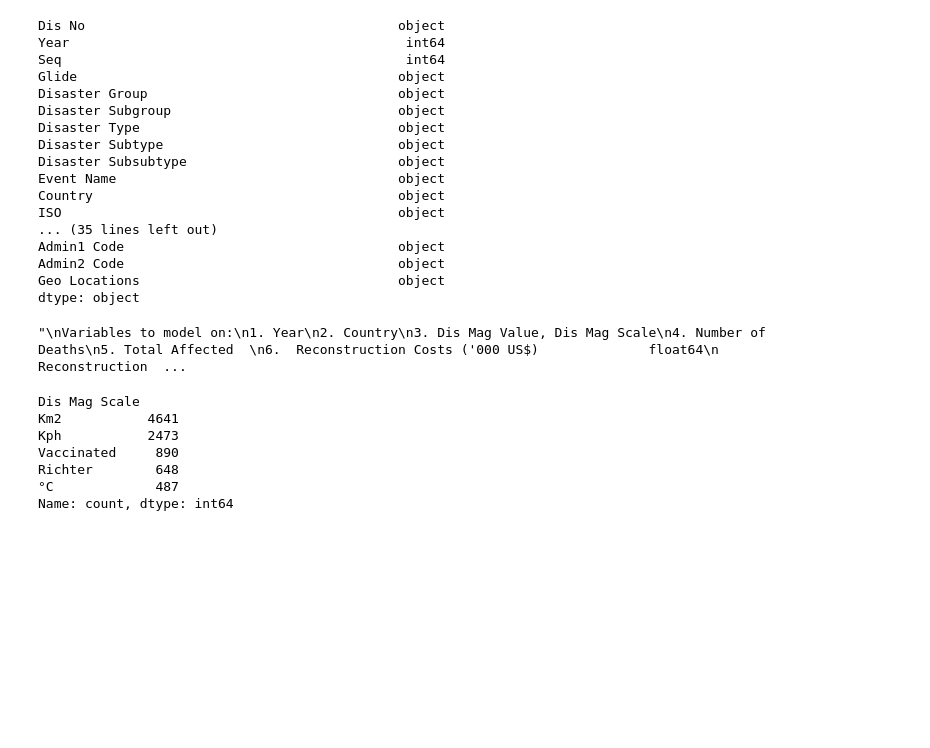
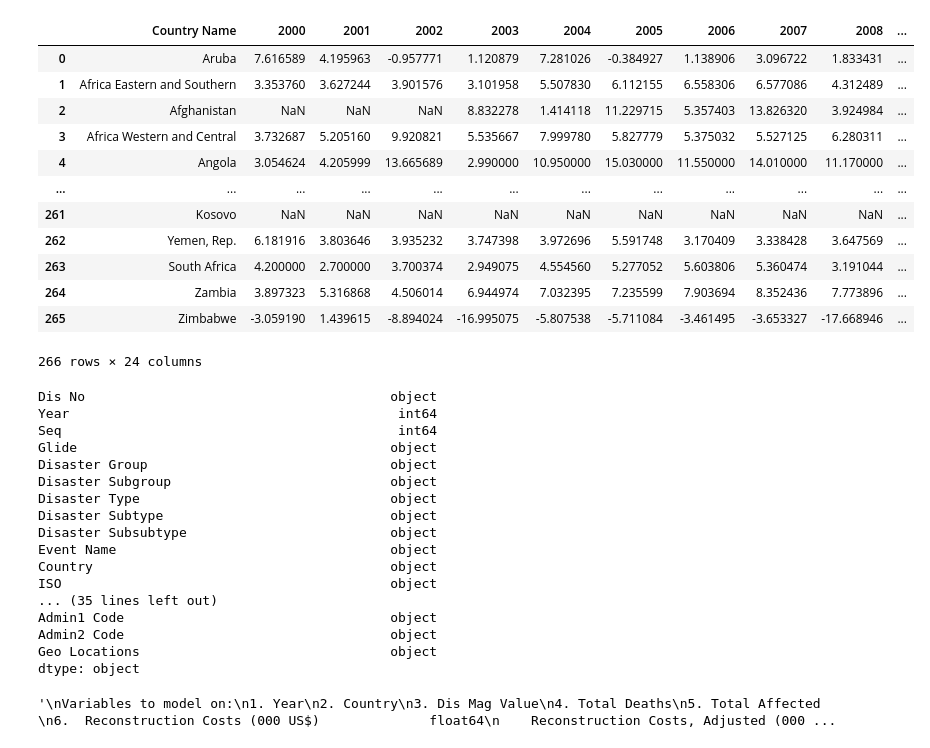
Before and after one commit to tinopenchev/PDS-PIE_teamDMT, a Jupyter notebook: Tutorial.ipynb, the cells around one changed output. Drawn from its saved outputs; the diff is of its cells as text; code cells hidden in the pictures; blank space fills up the shorter version.

```diff
--- a/Tutorial.ipynb
+++ b/Tutorial.ipynb
@@ -4,5 +17,6 @@ import numpy as np
 # %%
-dt_dis = pd.read_csv('emdat_public_2023_09_21_query_uid-Mh0Ip8.csv')
+df_dis = pd.read_csv('emdat_public_2023_09_21_query_uid-Mh0Ip8.csv')
 
-file_path = '/Users/tino/Desktop/Applied Data Science Tutorial/GDP_growthRate_annual.csv'
-df_gdp = pd.read_csv(file_path, delimiter=';')
+df_gdp = pd.read_csv('GDP_growthRate_annual.csv')
+
+df_dis.head()
@@ -9,6 +31,22 @@ df_gdp = pd.read_csv(file_path, delimiter=';')
+# %%
+df_gdp
+# %% [output]
+|  | Country Name | 2000 | 2001 | 2002 | 2003 | 2004 | 2005 | 2006 | 2007 | 2008 | ... |
+| 0 | Aruba | 7.616589 | 4.195963 | -0.957771 | 1.120879 | 7.281026 | -0.384927 | 1.138906 | 3.096722 | 1.833431 | ... |
+| 1 | Africa Eastern and Southern | 3.353760 | 3.627244 | 3.901576 | 3.101958 | 5.507830 | 6.112155 | 6.558306 | 6.577086 | 4.312489 | ... |
+| 2 | Afghanistan | NaN | NaN | NaN | 8.832278 | 1.414118 | 11.229715 | 5.357403 | 13.826320 | 3.924984 | ... |
+| 3 | Africa Western and Central | 3.732687 | 5.205160 | 9.920821 | 5.535667 | 7.999780 | 5.827779 | 5.375032 | 5.527125 | 6.280311 | ... |
+| 4 | Angola | 3.054624 | 4.205999 | 13.665689 | 2.990000 | 10.950000 | 15.030000 | 11.550000 | 14.010000 | 11.170000 | ... |
+| ... | ... | ... | ... | ... | ... | ... | ... | ... | ... | ... | ... |
+| 261 | Kosovo | NaN | NaN | NaN | NaN | NaN | NaN | NaN | NaN | NaN | ... |
+| 262 | Yemen, Rep. | 6.181916 | 3.803646 | 3.935232 | 3.747398 | 3.972696 | 5.591748 | 3.170409 | 3.338428 | 3.647569 | ... |
+| 263 | South Africa | 4.200000 | 2.700000 | 3.700374 | 2.949075 | 4.554560 | 5.277052 | 5.603806 | 5.360474 | 3.191044 | ... |
+| 264 | Zambia | 3.897323 | 5.316868 | 4.506014 | 6.944974 | 7.032395 | 7.235599 | 7.903694 | 8.352436 | 7.773896 | ... |
+| 265 | Zimbabwe | -3.059190 | 1.439615 | -8.894024 | -16.995075 | -5.807538 | -5.711084 | -3.461495 | -3.653327 | -17.668946 | ... |
+266 rows × 24 columns
 # %%
 
-print(dt_dis.dtypes)
+print(df_dis.dtypes)
 '''
 We are predicting for : GDP growth rate
 
@@ -18,16 +56,15 @@ We are predicting for : GDP growth rate
 Variables to model on:
 1. Year
 2. Country
-3. Dis Mag Value, Dis Mag Scale
-4. Number of Deaths
+3. Dis Mag Value
+4. Total Deaths
 5. Total Affected
-6.  Reconstruction Costs ('000 US$)              float64
-    Reconstruction Costs, Adjusted ('000 US$)    float64
-    Insured Damages ('000 US$)                   float64
-    Insured Damages, Adjusted ('000 US$)         float64
-    Total Damages ('000 US$)                     float64
-    Total Damages, Adjusted ('000 US$)           float64
-7. Start Day                                       int64
-   End Day                                         int64
+6.  Reconstruction Costs (000 US$)              float64
+    Reconstruction Costs, Adjusted (000 US$)    float64
+    Insured Damages (000 US$)                   float64
+    Insured Damages, Adjusted (000 US$)         float64
+    Total Damages (000 US$)                     float64
+    Total Damages, Adjusted (000 US$)           float64
+
 '''
 # %% [output]
@@ -50,12 +87,2 @@ Geo Locations                                 object
 dtype: object
-"\nVariables to model on:\n1. Year\n2. Country\n3. Dis Mag Value, Dis Mag Scale\n4. Number of Deaths\n5. Total Affected  \n6.  Reconstruction Costs ('000 US$)              float64\n    Reconstruction  ...
+'\nVariables to model on:\n1. Year\n2. Country\n3. Dis Mag Value\n4. Total Deaths\n5. Total Affected  \n6.  Reconstruction Costs (000 US$)              float64\n    Reconstruction Costs, Adjusted (000 ...
-# %%
-print(dt_dis["Dis Mag Scale"].value_counts())
-# %% [output]
-Dis Mag Scale
-Km2           4641
-Kph           2473
-Vaccinated     890
-Richter        648
-°C             487
-Name: count, dtype: int64
```
Also changed, not shown: parts of 26 cells of this notebook.
